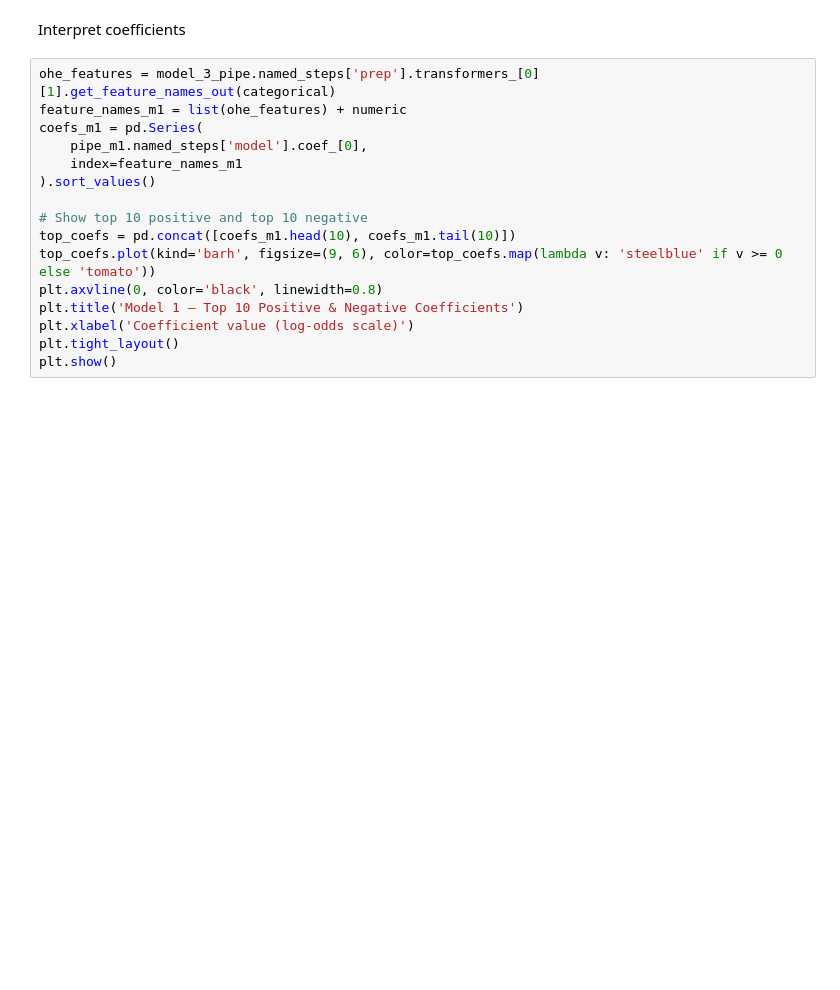
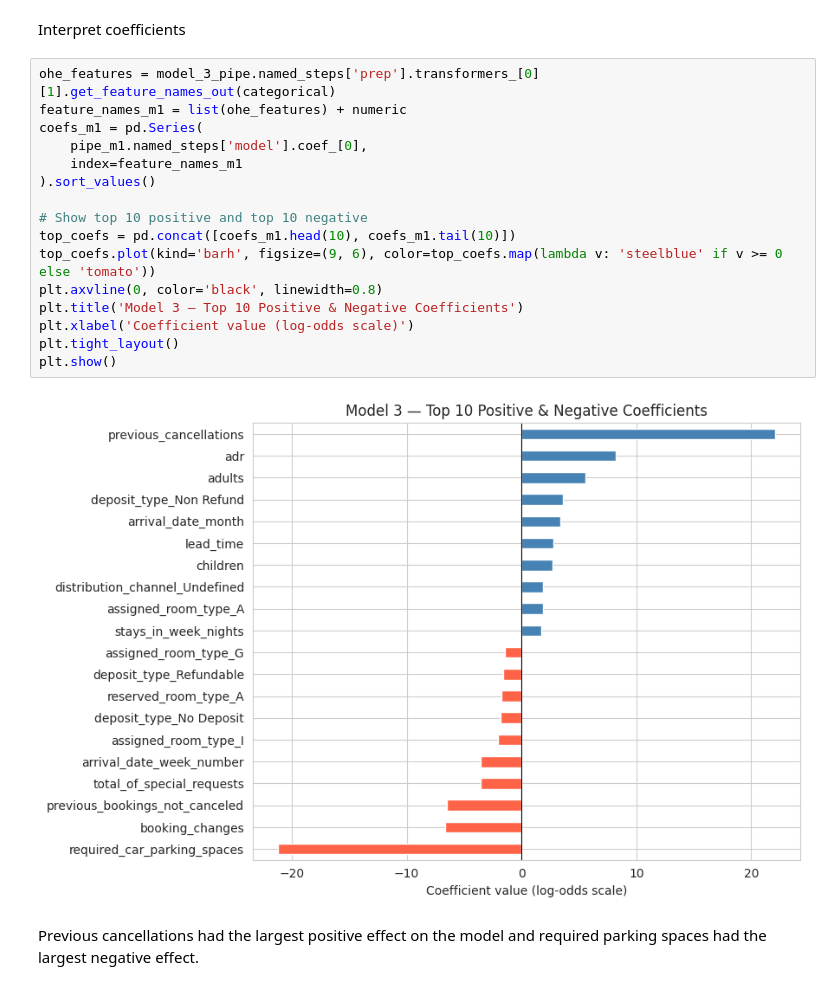
Before and after one commit to maya-clifford/logistic-regression, a Jupyter notebook: hotel_cancellation_lab.ipynb, the cells around one changed output. Drawn from its saved outputs; the diff is of its cells as text; blank space fills up the shorter version.

```diff
--- a/hotel_cancellation_lab.ipynb
+++ b/hotel_cancellation_lab.ipynb
@@ -1010,16 +1102,20 @@ Interpret coefficients
 # %%
 ohe_features = model_3_pipe.named_steps['prep'].transformers_[0][1].get_feature_names_out(categorical)
 feature_names_m1 = list(ohe_features) + numeric
 coefs_m1 = pd.Series(
     pipe_m1.named_steps['model'].coef_[0],
     index=feature_names_m1
 ).sort_values()
 
 # Show top 10 positive and top 10 negative
 top_coefs = pd.concat([coefs_m1.head(10), coefs_m1.tail(10)])
 top_coefs.plot(kind='barh', figsize=(9, 6), color=top_coefs.map(lambda v: 'steelblue' if v >= 0 else 'tomato'))
 plt.axvline(0, color='black', linewidth=0.8)
-plt.title('Model 1 — Top 10 Positive & Negative Coefficients')
+plt.title('Model 3 — Top 10 Positive & Negative Coefficients')
 plt.xlabel('Coefficient value (log-odds scale)')
 plt.tight_layout()
 plt.show()
+# %% [output]
+[figure, added]
+# %% [markdown]
+Previous cancellations had the largest positive effect on the model and required parking spaces had the largest negative effect.
```
Also changed, not shown: parts of 8 cells of this notebook.
